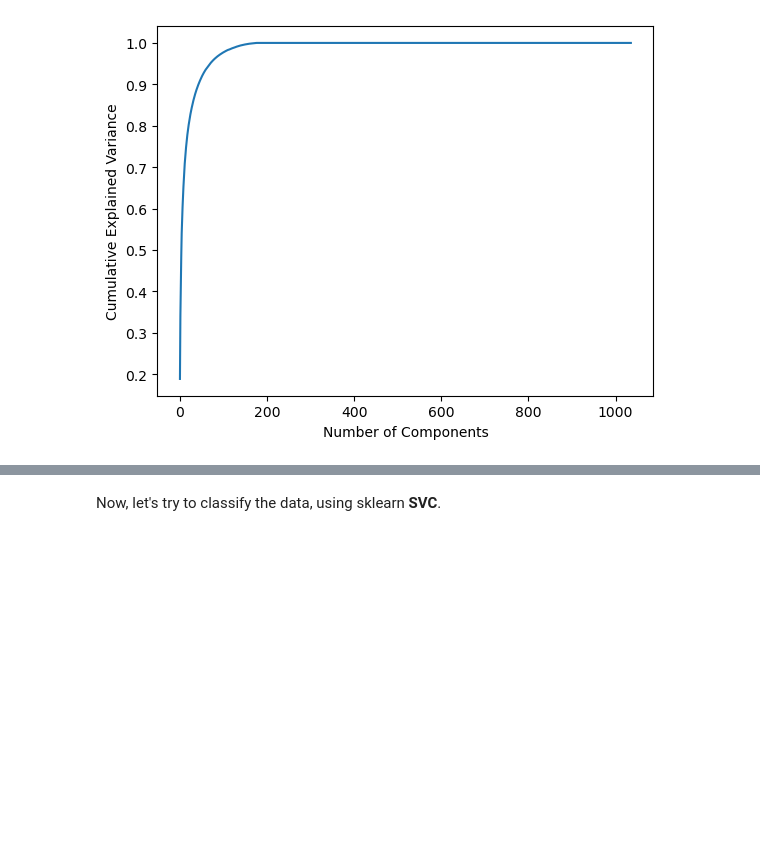
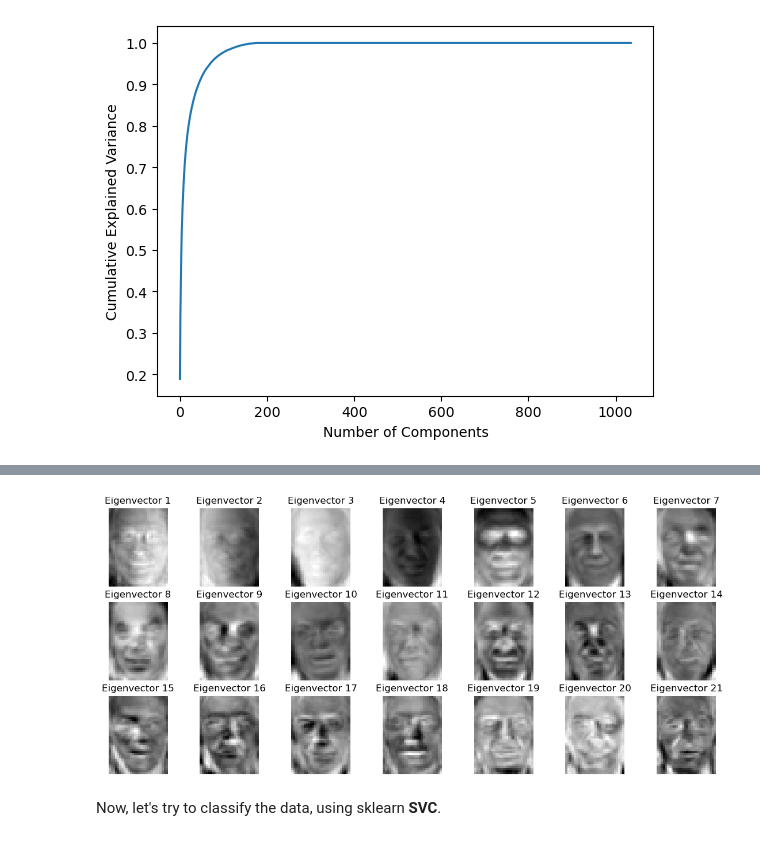
Before and after one commit to artoriusss/ML-projects, a Jupyter notebook: problem_3/hw2-task3-eigenfaces-2023.ipynb, the cells around one changed output, grey strips where cells are left out. Saved outputs shown, nothing was run; the diff lists cells and outputs as text; code cells hidden in the pictures; blank space fills up the shorter version.

```diff
--- a/problem_3/hw2-task3-eigenfaces-2023.ipynb
+++ b/problem_3/hw2-task3-eigenfaces-2023.ipynb
@@ -198,3 +214,7 @@ pca.plot_components(im_shape=(37, 28))
+# %%
+pca.plot_eigenvectors(im_shape=(37, 28))
+# %% [output]
+[figure, added]
 # %% [markdown]
 Now, let's try to classify the data, using sklearn **SVC**.
 # %%
```
Also changed, not shown: parts of 6 cells of this notebook.
